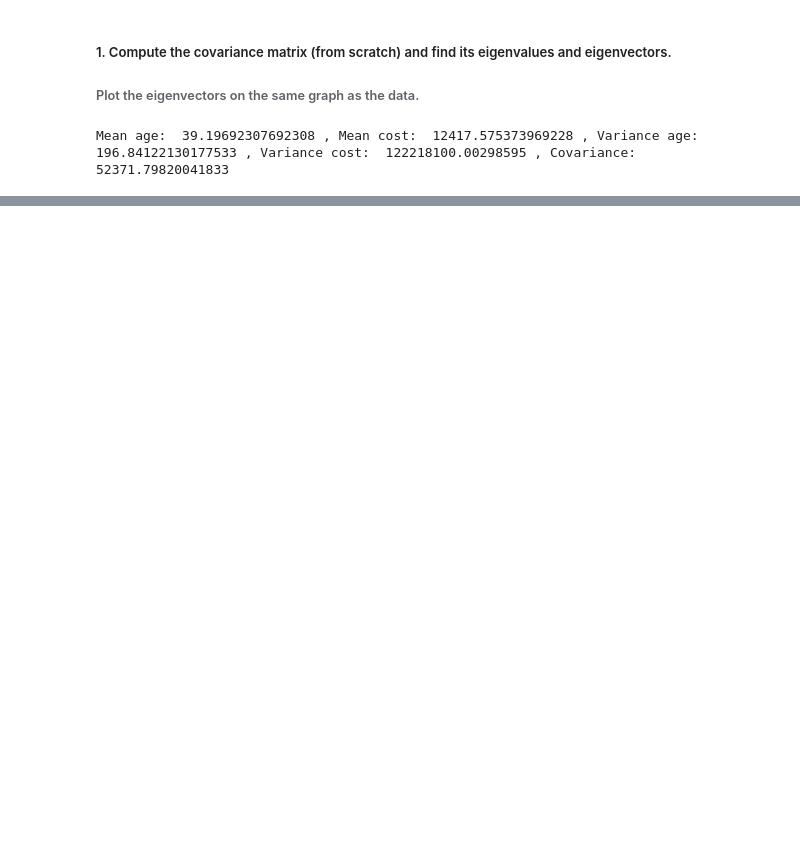
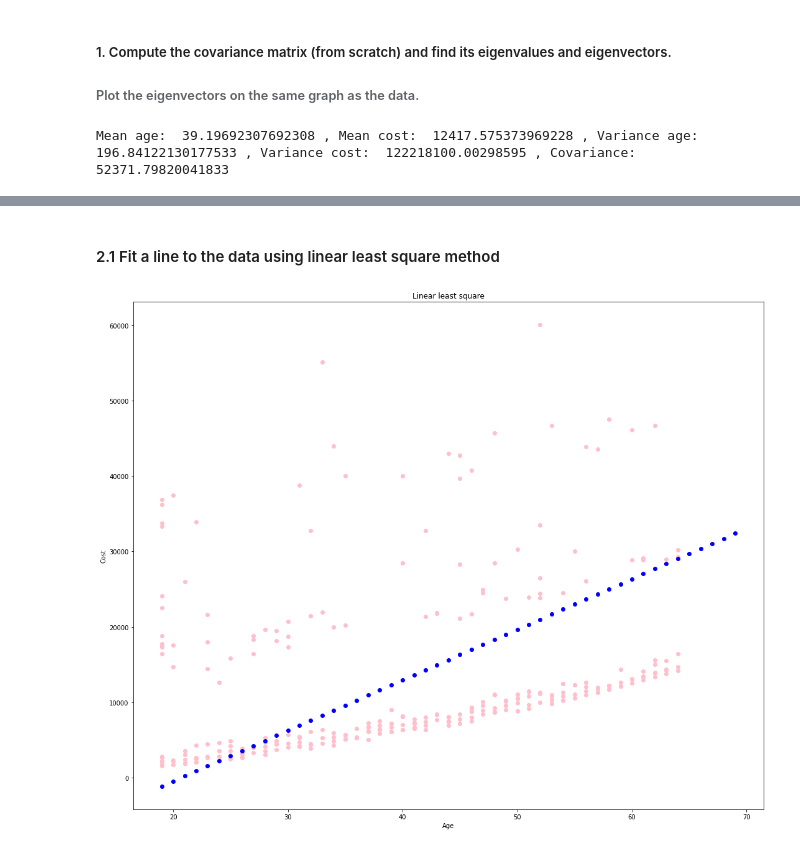
Before and after one commit to kavyadevd/CurveFittingAndHomography, a Jupyter notebook: Hw1/Problem3/Insurance.ipynb, the cells around one changed output, grey strips where cells are left out. Drawn from its saved outputs; the diff is of its cells as text; code cells hidden in the pictures; blank space fills up the shorter version.

```diff
--- a/Hw1/Problem3/Insurance.ipynb
+++ b/Hw1/Problem3/Insurance.ipynb
@@ -50,0 +92,36 @@ Mean age:  39.19692307692308 , Mean cost:  12417.575373969228 , Variance age:  1
+# %% [markdown]
+#### 2.1 Fit a line to the data using linear least square method
+# %%
+# Calculating sum of all x, y, x2 and xy
+sum_age = 0.0
+sum_cost = 0.0
+sum_age2 = 0.0
+sum_age_cost = 0.0
+for i in range(len(age)):
+    sum_age += age[i]
+    sum_cost += cost[i]
+    sum_age2 += (age[i]+age[i])
+    sum_age_cost += (age[i]*cost[i])
+
+# Calculate slope
+m = ((len(age)*sum_age_cost)-(sum_age*sum_cost))/((len(age)*sum_age2)-sum_age2)
+b = (sum_cost-(m*sum_age))/len(age)
+
+# Create the vectors X and Y
+x = np.array(np.arange(19,70))
+y = m*x + b
+
+
+
+fig1 = plot.figure(figsize=(40,15))
+plot.subplot(121)
+plot.xlabel('Age')
+plot.ylabel('Cost')
+plot.scatter(age,cost,c ="pink")
+plot.title('Dataset')
+
+plot.scatter(x,y,c='blue')
+plot.title('Linear least square')
+plot.savefig('LLS.png')
+# %% [output]
+[figure, added]
```
Also changed, not shown: parts of 6 cells of this notebook.
